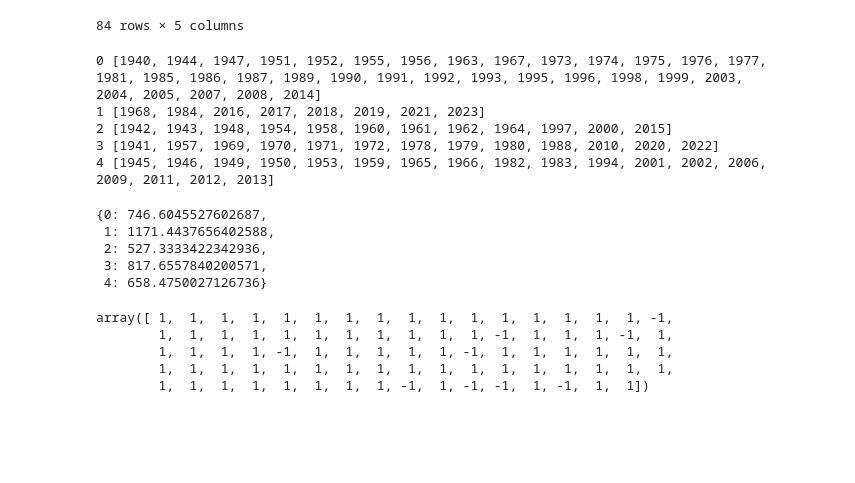
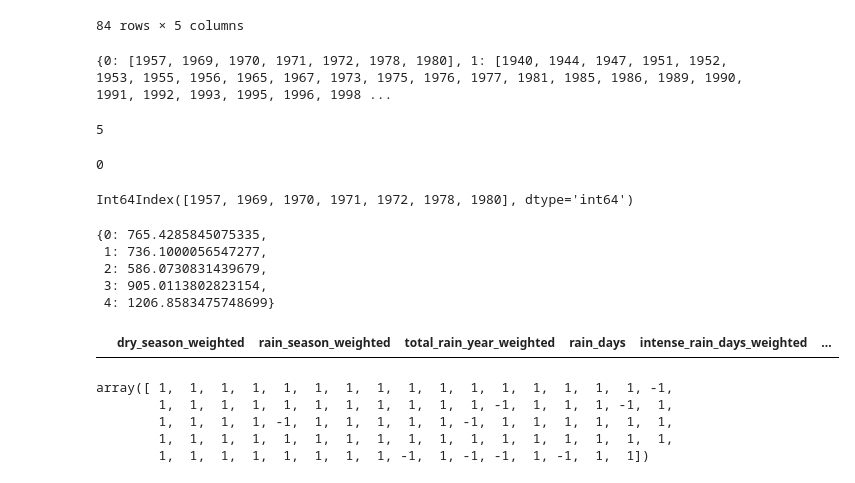
Before and after one commit to KwenteaneResearch/weather_checker, a Jupyter notebook: notebooks/analog_years_classifier.ipynb, the cells around one changed output. Drawn from its saved outputs; the diff is of its cells as text; code cells hidden in the pictures; blank space fills up the shorter version.

```diff
--- a/notebooks/analog_years_classifier.ipynb
+++ b/notebooks/analog_years_classifier.ipynb
@@ -207,34 +213,45 @@ cocoa_climatology
 # %%
 #translating the family groups back into lists of years
-def group_index_to_list(group):
-    return list(group.index)
-
 cocoa_similar_years = cocoa_climatology.copy()
 cocoa_similar_years["year_group"] = km.labels_
-grouped_index_lists = cocoa_similar_years.groupby('year_group').apply(group_index_to_list, include_groups = False)
-
-for i in range(len(grouped_index_lists)):
-    print(f"{i} {grouped_index_lists[i]}")
+year_family = cocoa_similar_years.groupby('year_group')
+year_family = year_family.groups
+year_family
+#for i in range(len(grouped_index_lists)):
+#    print(f"{i} {grouped_index_lists[i]}")
 # %% [output]
-0 [1940, 1944, 1947, 1951, 1952, 1955, 1956, 1963, 1967, 1973, 1974, 1975, 1976, 1977, 1981, 1985, 1986, 1987, 1989, 1990, 1991, 1992, 1993, 1995, 1996, 1998, 1999, 2003, 2004, 2005, 2007, 2008, 2014]
-1 [1968, 1984, 2016, 2017, 2018, 2019, 2021, 2023]
-2 [1942, 1943, 1948, 1954, 1958, 1960, 1961, 1962, 1964, 1997, 2000, 2015]
-3 [1941, 1957, 1969, 1970, 1971, 1972, 1978, 1979, 1980, 1988, 2010, 2020, 2022]
-4 [1945, 1946, 1949, 1950, 1953, 1959, 1965, 1966, 1982, 1983, 1994, 2001, 2002, 2006, 2009, 2011, 2012, 2013]
+{0: [1957, 1969, 1970, 1971, 1972, 1978, 1980], 1: [1940, 1944, 1947, 1951, 1952, 1953, 1955, 1956, 1965, 1967, 1973, 1975, 1976, 1977, 1981, 1985, 1986, 1989, 1990, 1991, 1992, 1993, 1995, 1996, 1998 ...
+# %%
+len(year_family)
+# %% [output]
+5
+# %%
+list(year_family.keys())[0]
+# %% [output]
+0
+# %%
+year_family[0]
+# %% [output]
+Int64Index([1957, 1969, 1970, 1971, 1972, 1978, 1980], dtype='int64')
 # %%
 #building a dictionary showing a weather characteristic for each family
 rain_season_cumul = {}
-for i in range(len(grouped_index_lists)):
-    crop_years = grouped_index_lists[i]
-    rain_season_type = cocoa_similar_years[cocoa_climatology.index.isin(crop_years)]
+for i in range(len(year_family)):
+    crop_years = list(year_family.keys())[i]
+    rain_season_type = cocoa_similar_years[cocoa_similar_years.index.isin(year_family[crop_years])]
     rain_season_cumul[i] = rain_season_type["rain_season_weighted"].mean()
 rain_season_cumul
 # %% [output]
-{0: 746.6045527602687,
- 1: 1171.4437656402588,
- 2: 527.3333422342936,
- 3: 817.6557840200571,
- 4: 658.4750027126736}
+{0: 765.4285845075335,
+ 1: 736.1000056547277,
+ 2: 586.0730831439679,
+ 3: 905.0113802823154,
+ 4: 1206.8583475748699}
+# %%
+rain_season_type = cocoa_similar_years[cocoa_similar_years.index.isin(year_family.keys())]
+rain_season_type
+# %% [output]
+|  | dry_season_weighted | rain_season_weighted | total_rain_year_weighted | rain_days | intense_rain_days_weighted | ... |
 # %%
 #now using SK-learn outlier
 # %%
```
Also changed, not shown: parts of 4 cells of this notebook, 20 other files.
